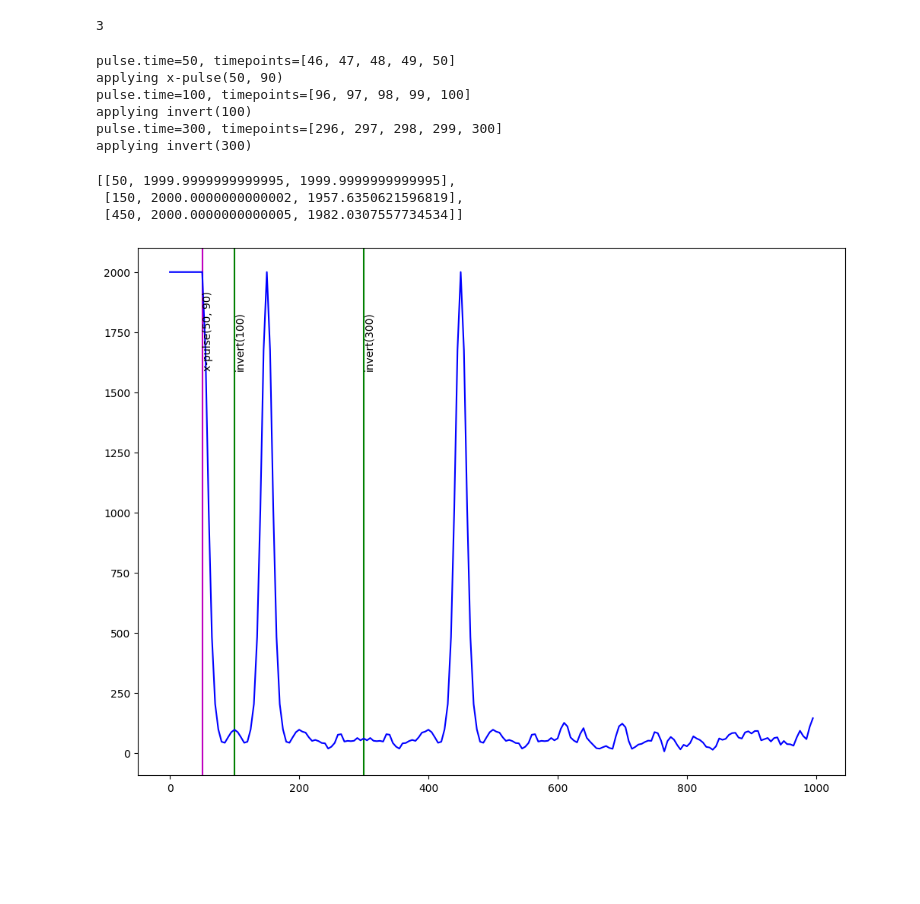
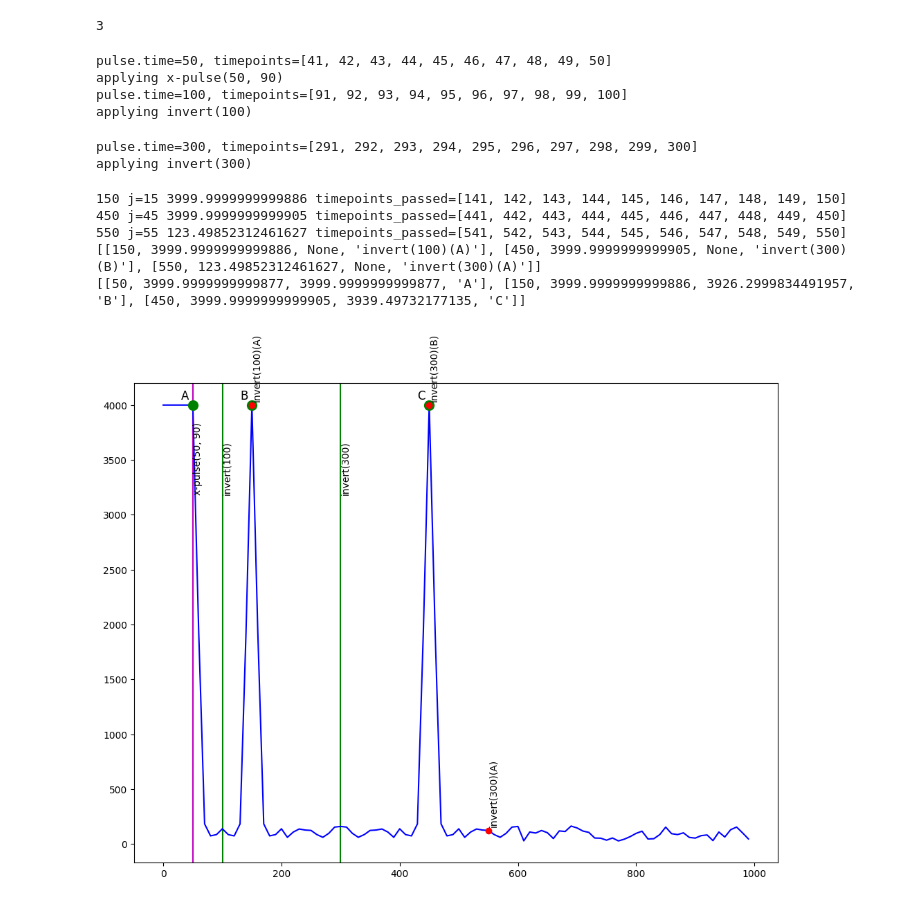
Before and after one commit to dbonekamp/spin_simulation, a Jupyter notebook: spin_simulation/spin_simulation.ipynb, the cells around one changed output. Drawn from its saved outputs; the diff is of its cells as text; code cells hidden in the pictures; blank space fills up the shorter version.

Commit message:
extensive labeling of peaks

```diff
--- a/spin_simulation/spin_simulation.ipynb
+++ b/spin_simulation/spin_simulation.ipynb
@@ -306,6 +307,15 @@ class Pulse:
             return f"{self.type}({self.time}, {self.value})"
         else:
             return f"{self.type}({self.time})"
+    def expectedPeaks(self, peaks): #peak is [time, absolute height, relative height]
+        expected = []
+        for peak in peaks:
+            TE_half = self.time - peak[0]
+            # TE = 2 * TE_half
+            absolute_time_of_echo = self.time + TE_half
+            # absolute_time_of_echo = peak[0] + TE #gives same value
+            expected.append([absolute_time_of_echo, None, None, self.toString() + "(" + peak[3] + ")"]) # cannot determine signal as not necessarily available yet
+        return expected
 # %%
 class PulseSequence:
     def __init__(self):
@@ -364,25 +415,34 @@ timepoints = range(0,1000,5)
+# %%
+number_spins = 2000
+timepoints = range(0,1000,10)
 # %%
 
 pulseSequence = PulseSequence()
 pulseSequence.add(Pulse("x-pulse", 50, 90))
 pulseSequence.add(Pulse("invert", 100, None))
 pulseSequence.add(Pulse("invert", 300, None))
 
 signal_over_time = pulseSequence.simulate(spins, timepoints)
 pulseSequence.plotWithSignal(signal_over_time)
 
-signal_over_time[2]
+pulseSequence.determineHeightOfExpectedPeaks()
+print(pulseSequence.expected_peaks)
+print(signal_over_time[2]) #peaks
+pulseSequence.showPeakLabels()
+pulseSequence.showExpectedPeaks()
 # %% [output]
-pulse.time=50, timepoints=[46, 47, 48, 49, 50]
+pulse.time=50, timepoints=[41, 42, 43, 44, 45, 46, 47, 48, 49, 50]
 applying x-pulse(50, 90)
-pulse.time=100, timepoints=[96, 97, 98, 99, 100]
+pulse.time=100, timepoints=[91, 92, 93, 94, 95, 96, 97, 98, 99, 100]
 applying invert(100)
-pulse.time=300, timepoints=[296, 297, 298, 299, 300]
-applying invert(300)
-[[50, 1999.9999999999995, 1999.9999999999995],
- [150, 2000.0000000000002, 1957.6350621596819],
- [450, 2000.0000000000005, 1982.0307557734534]]
+pulse.time=300, timepoints=[291, 292, 293, 294, 295, 296, 297, 298, 299, 300]
+applying invert(300)
+150 j=15 3999.9999999999886 timepoints_passed=[141, 142, 143, 144, 145, 146, 147, 148, 149, 150]
+450 j=45 3999.9999999999905 timepoints_passed=[441, 442, 443, 444, 445, 446, 447, 448, 449, 450]
+550 j=55 123.49852312461627 timepoints_passed=[541, 542, 543, 544, 545, 546, 547, 548, 549, 550]
+[[150, 3999.9999999999886, None, 'invert(100)(A)'], [450, 3999.9999999999905, None, 'invert(300)(B)'], [550, 123.49852312461627, None, 'invert(300)(A)']]
+[[50, 3999.9999999999877, 3999.9999999999877, 'A'], [150, 3999.9999999999886, 3926.2999834491957, 'B'], [450, 3999.9999999999905, 3939.49732177135, 'C']]
-[figure, old version]
+[figure, new version]
 # %%
 
 pulseSequence = PulseSequence()
```
Also changed, not shown: parts of 6 cells of this notebook, 1 other file.
